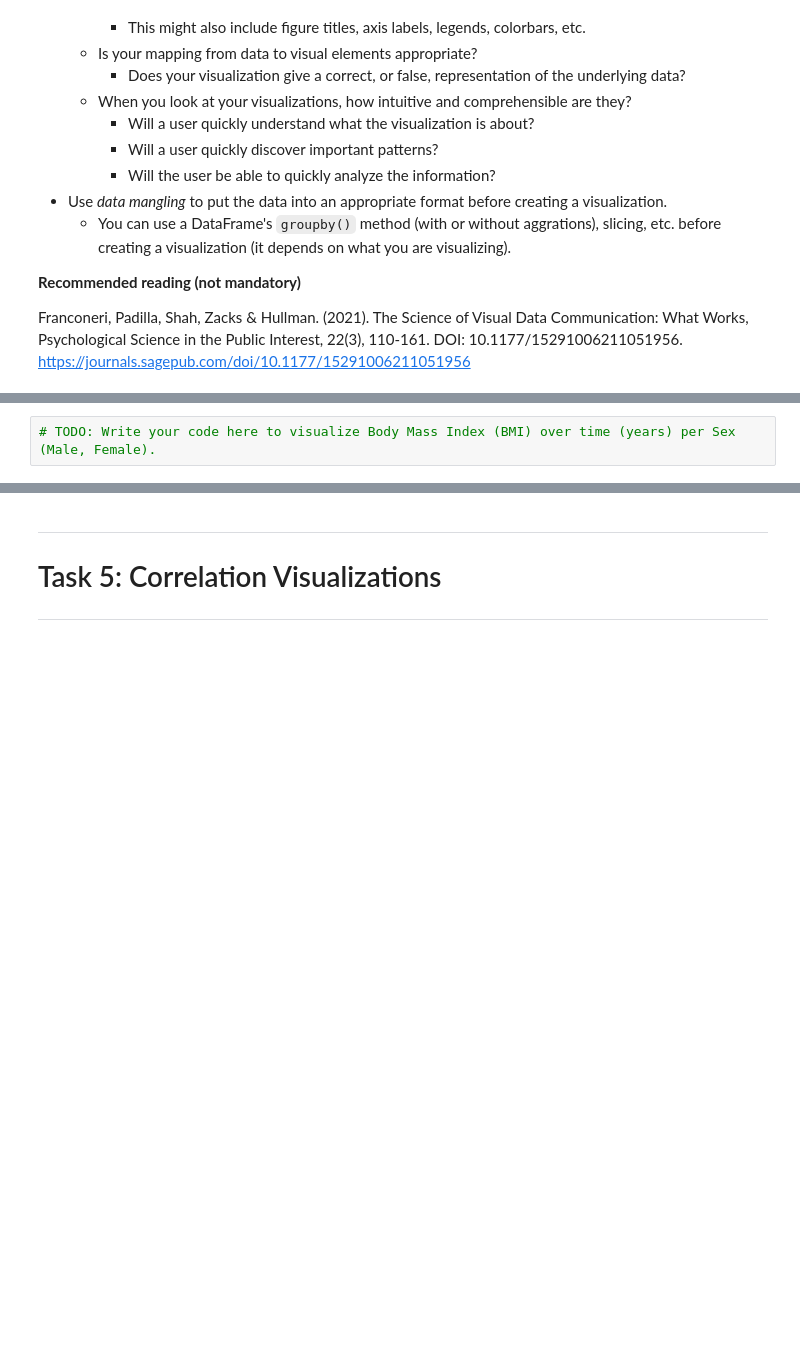
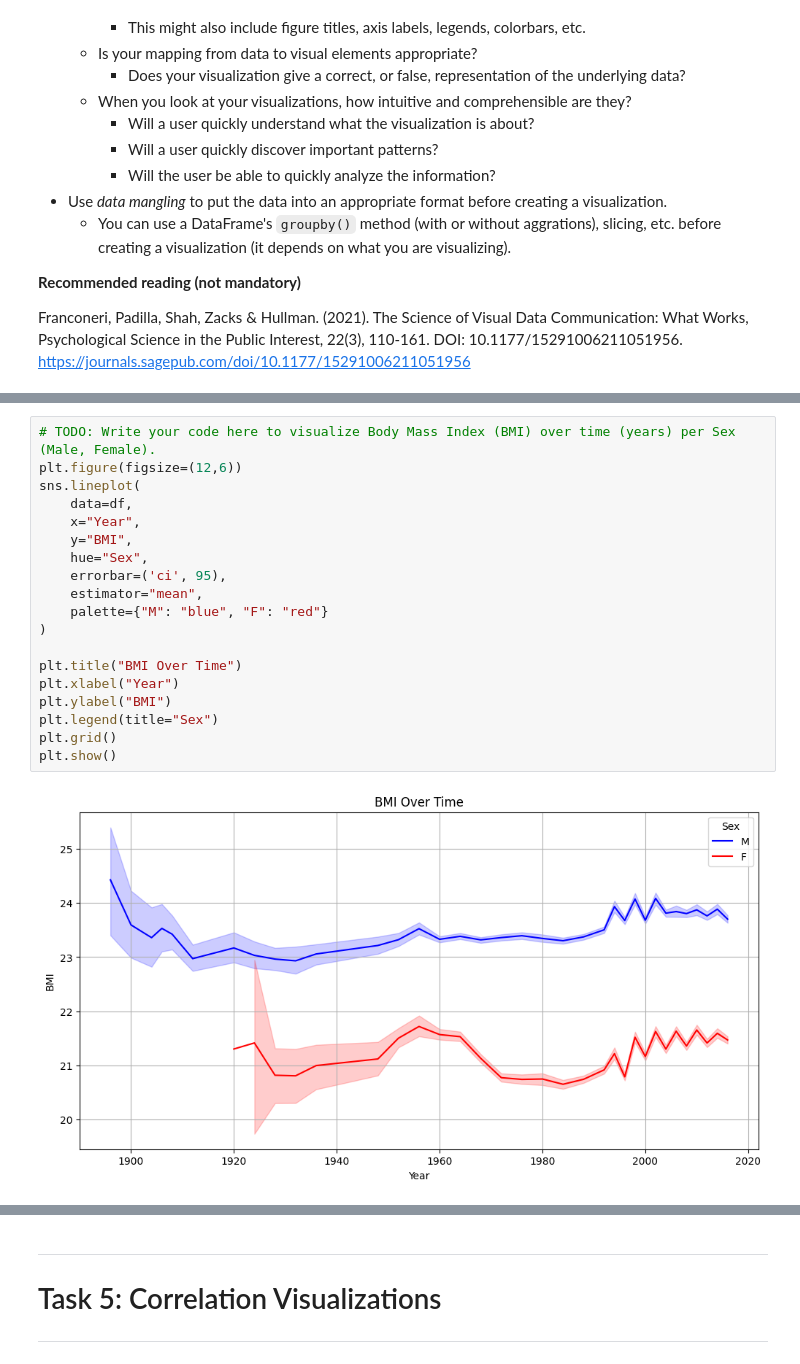
Before and after one commit to 05c4r-1337/DataVisAssignment, a Jupyter notebook: assignment.ipynb, the cells around one changed output, grey strips where cells are left out. Drawn from its saved outputs; the diff is of its cells as text; blank space fills up the shorter version.

```diff
--- a/assignment.ipynb
+++ b/assignment.ipynb
@@ -1265,6 +1265,25 @@ Create a visualization showing the Body Mass Index (BMI) over time (years) for M
 </details>
 # %%
 # TODO: Write your code here to visualize Body Mass Index (BMI) over time (years) per Sex (Male, Female).
+plt.figure(figsize=(12,6))
+sns.lineplot(
+    data=df,
+    x="Year",
+    y="BMI",
+    hue="Sex",
+    errorbar=('ci', 95),
+    estimator="mean",
+    palette={"M": "blue", "F": "red"}
+)
+
+plt.title("BMI Over Time")
+plt.xlabel("Year")
+plt.ylabel("BMI")
+plt.legend(title="Sex")
+plt.grid()
+plt.show()
+# %% [output]
+[figure, added]
 # %% [markdown]
 ---
 ## Task 4.2 Visualize Gender (Sex) Participation Over Time
```
Also changed, not shown: parts of 1 cell of this notebook.
